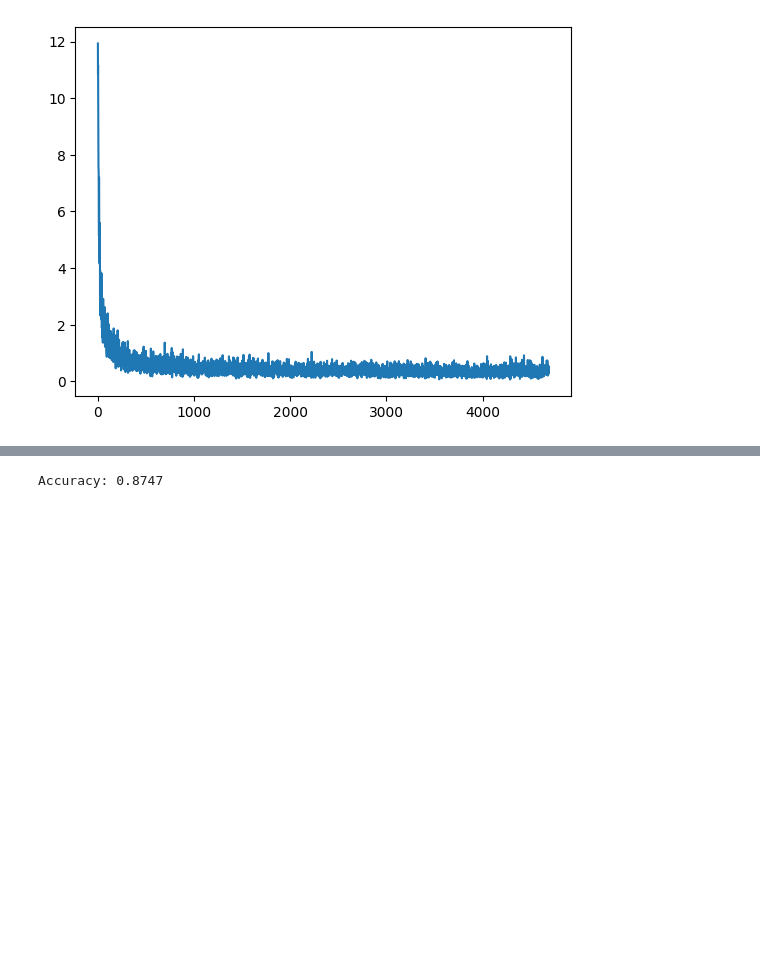
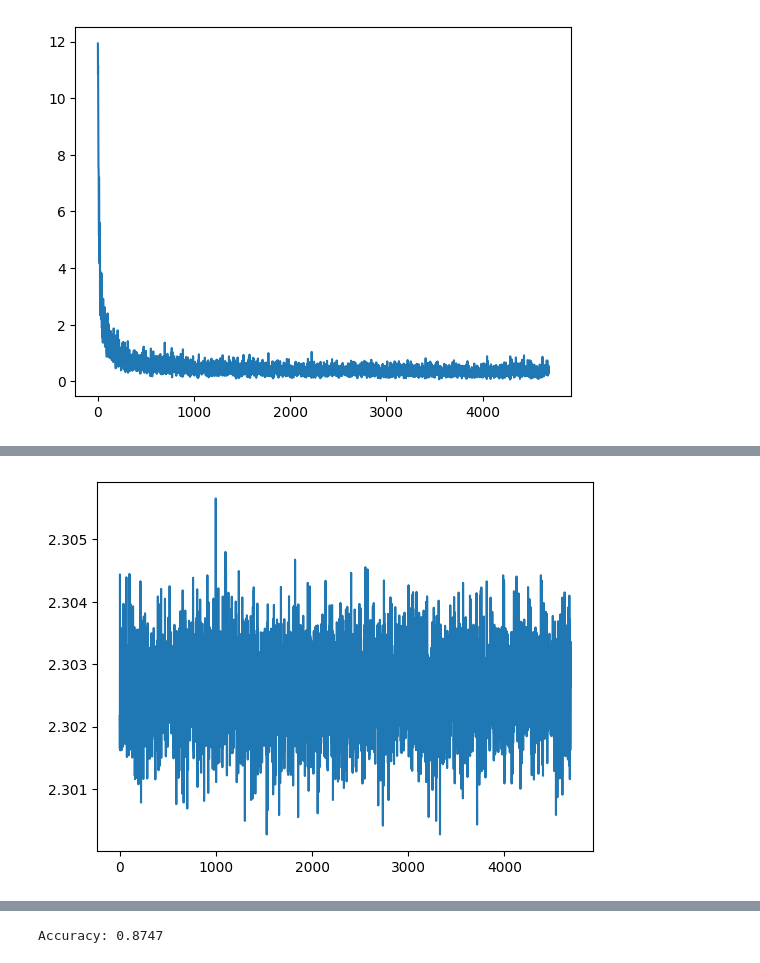
Before and after one commit to QuangCodecode/Deeplearning-NEU, a Jupyter notebook: DL-HW4/fine_tuning.ipynb, the cells around one changed output, grey strips where cells are left out. Drawn from its saved outputs; the diff is of its cells as text; code cells hidden in the pictures; blank space fills up the shorter version.

```diff
--- a/DL-HW4/fine_tuning.ipynb
+++ b/DL-HW4/fine_tuning.ipynb
@@ -162,0 +150,10 @@ Epoch [5/5], Loss: 2.3021
+# %%
+model_vgg = MiniVGG()
+
+for param in model_vgg.features.parameters():
+    param.requires_grad = True
+
+model_vgg.classifier.requires_grad = True # require_grad không cần thiết nhưng cho rõ ràng là mình update toàn model
+
+train(model_vgg, optimizer, criterion, train_loader)
+# %% [output]
@@ -162,0 +165 @@ Epoch [5/5], Loss: 2.3021
+[figure, added]
```
Also changed, not shown: parts of 13 cells of this notebook.
